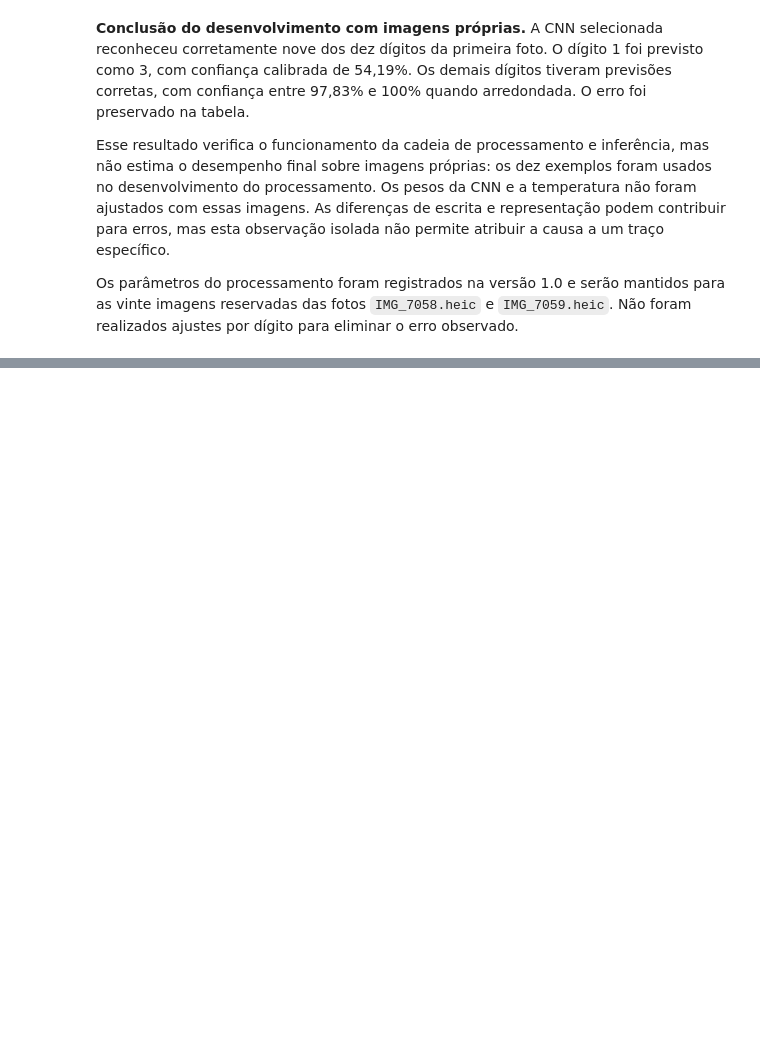
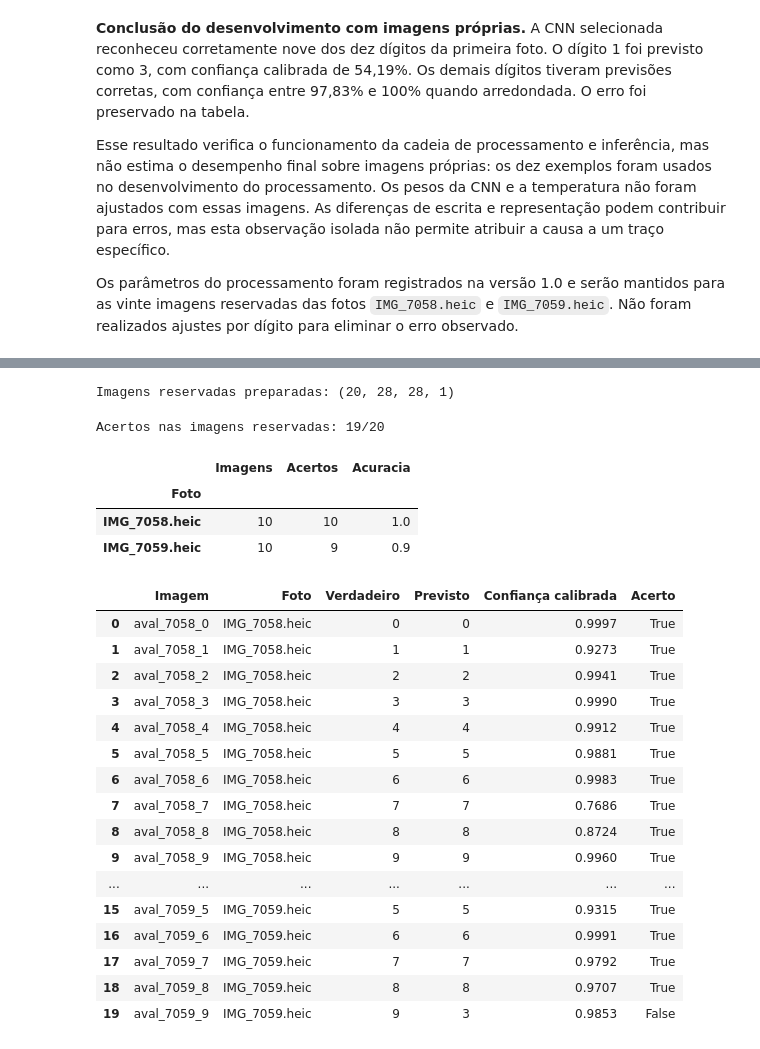
Before and after one commit to Luizhprovin/mnist-digit-classification, a Jupyter notebook: projeto.ipynb, the cells around one changed output, grey strips where cells are left out. Drawn from its saved outputs; the diff is of its cells as text; code cells hidden in the pictures; blank space fills up the shorter version.

```diff
--- a/projeto.ipynb
+++ b/projeto.ipynb
@@ -1447,0 +1453,71 @@ Os parâmetros do processamento foram registrados na versão 1.0 e serão mantid
+# %%
+manifesto_aval = manifesto_proprias.loc[manifesto_proprias["finalidade"] == "avaliacao"].sort_values(["fonte_original", "rotulo"]).reset_index(drop=True)
+assert len(manifesto_proprias) == 30 and manifesto_proprias["id"].is_unique
+assert len(manifesto_aval) == 20
+assert set(manifesto_aval["fonte_original"]) == {"IMG_7058.heic", "IMG_7059.heic"}
+assert set(manifesto_dev["fonte_original"]).isdisjoint(manifesto_aval["fonte_original"])
+assert manifesto_aval.groupby("fonte_original")["rotulo"].apply(lambda rotulos: sorted(rotulos) == list(range(10))).all()
+assert configuracao_processamento["parametros"] == PARAMETROS_PREPROCESSAMENTO
+
+recortes_aval = []
+for linha in manifesto_aval.itertuples(index=False):
+    with Image.open(IMAGENS_PROPRIAS_DIR / linha.arquivo_foto) as foto:
+        assert 0 <= linha.x0 < linha.x1 <= foto.width
+        assert 0 <= linha.y0 < linha.y1 <= foto.height
+        recortes_aval.append(foto.convert("RGB").crop((linha.x0, linha.y0, linha.x1, linha.y1)))
+imagens_aval = np.stack([preparar_digito(recorte, **configuracao_processamento["parametros"]) for recorte in recortes_aval])
+y_aval_proprias = manifesto_aval["rotulo"].to_numpy()
+X_aval_proprias_cnn = imagens_aval[..., np.newaxis]
+assert X_aval_proprias_cnn.shape == (20, 28, 28, 1)
+assert X_aval_proprias_cnn.dtype == np.float32
+assert np.isfinite(X_aval_proprias_cnn).all()
+assert 0 <= X_aval_proprias_cnn.min() <= X_aval_proprias_cnn.max() <= 1
+print("Imagens reservadas preparadas:", X_aval_proprias_cnn.shape)
+# %% [output]
+Imagens reservadas preparadas: (20, 28, 28, 1)
+# %%
+logits_aval_proprias = obter_logits_cnn(X_aval_proprias_cnn)
+probabilidades_aval_proprias = softmax(logits_aval_proprias / temperatura_cnn, axis=1)
+previsoes_aval_proprias = probabilidades_aval_proprias.argmax(axis=1)
+assert probabilidades_aval_proprias.shape == (20, 10)
+assert np.isfinite(probabilidades_aval_proprias).all()
+assert np.allclose(probabilidades_aval_proprias.sum(axis=1), 1)
+assert np.array_equal(previsoes_aval_proprias, logits_aval_proprias.argmax(axis=1))
+
+resultados_aval_proprias = pd.DataFrame({
+    "Imagem": manifesto_aval["id"], "Foto": manifesto_aval["fonte_original"],
+    "Verdadeiro": y_aval_proprias, "Previsto": previsoes_aval_proprias,
+    "Confiança calibrada": probabilidades_aval_proprias.max(axis=1),
+    "Acerto": previsoes_aval_proprias == y_aval_proprias,
+})
+resultados_aval_proprias.to_csv(TABLES_DIR / "imagens_proprias_avaliacao.csv", index=False)
+resumo_aval_proprias = resultados_aval_proprias.groupby("Foto").agg(
+    Imagens=("Acerto", "size"), Acertos=("Acerto", "sum"), Acuracia=("Acerto", "mean"),
+)
+resumo_aval_proprias.to_csv(TABLES_DIR / "resumo_imagens_proprias.csv")
+print(f"Acertos nas imagens reservadas: {int(resultados_aval_proprias['Acerto'].sum())}/20")
+display(resumo_aval_proprias.round(4))
+resultados_aval_proprias.round(4)
+# %% [output]
+Acertos nas imagens reservadas: 19/20
+|  | Imagens | Acertos | Acuracia |
+| Foto |  |  |  |
+| IMG_7058.heic | 10 | 10 | 1.0 |
+| IMG_7059.heic | 10 | 9 | 0.9 |
+|  | Imagem | Foto | Verdadeiro | Previsto | Confiança calibrada | Acerto |
+| 0 | aval_7058_0 | IMG_7058.heic | 0 | 0 | 0.9997 | True |
+| 1 | aval_7058_1 | IMG_7058.heic | 1 | 1 | 0.9273 | True |
+| 2 | aval_7058_2 | IMG_7058.heic | 2 | 2 | 0.9941 | True |
+| 3 | aval_7058_3 | IMG_7058.heic | 3 | 3 | 0.9990 | True |
+| 4 | aval_7058_4 | IMG_7058.heic | 4 | 4 | 0.9912 | True |
+| 5 | aval_7058_5 | IMG_7058.heic | 5 | 5 | 0.9881 | True |
+| 6 | aval_7058_6 | IMG_7058.heic | 6 | 6 | 0.9983 | True |
+| 7 | aval_7058_7 | IMG_7058.heic | 7 | 7 | 0.7686 | True |
+| 8 | aval_7058_8 | IMG_7058.heic | 8 | 8 | 0.8724 | True |
+| 9 | aval_7058_9 | IMG_7058.heic | 9 | 9 | 0.9960 | True |
+| ... | ... | ... | ... | ... | ... | ... |
+| 15 | aval_7059_5 | IMG_7059.heic | 5 | 5 | 0.9315 | True |
+| 16 | aval_7059_6 | IMG_7059.heic | 6 | 6 | 0.9991 | True |
+| 17 | aval_7059_7 | IMG_7059.heic | 7 | 7 | 0.9792 | True |
+| 18 | aval_7059_8 | IMG_7059.heic | 8 | 8 | 0.9707 | True |
+| 19 | aval_7059_9 | IMG_7059.heic | 9 | 3 | 0.9853 | False |
```
Also changed, not shown: parts of 12 cells of this notebook, 13 other files.
